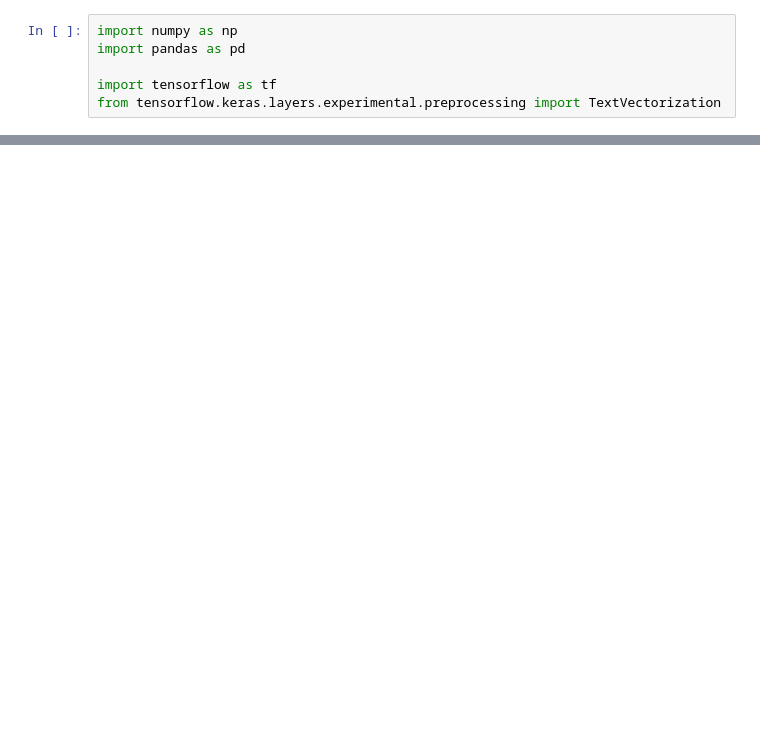
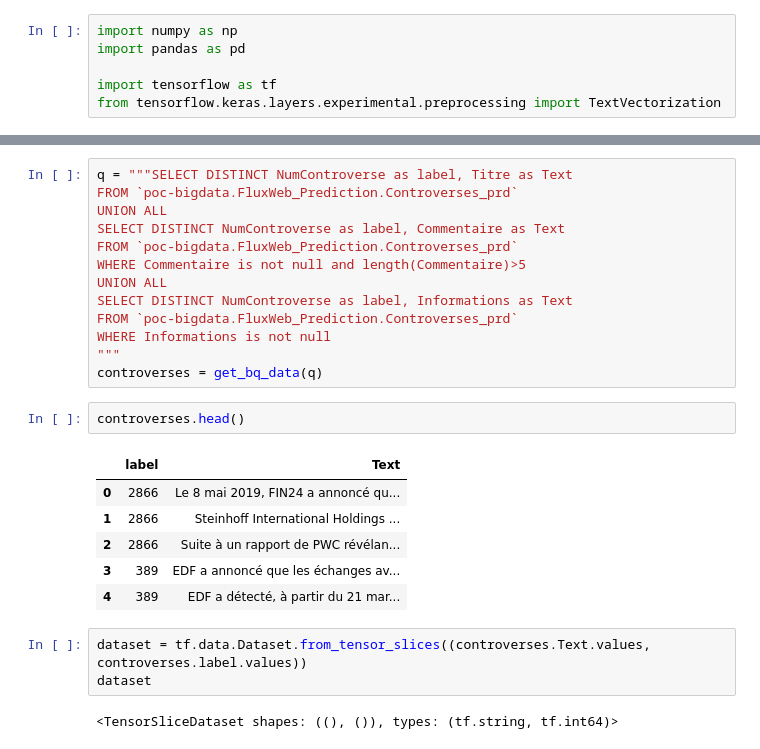
Before and after one commit to YvYh/FluxWeb, a Jupyter notebook: Bienvenue_dans_Colaboratory-2.ipynb, the cells around one changed output, grey strips where cells are left out. Drawn from its saved outputs; the diff is of its cells as text; blank space fills up the shorter version.

```diff
--- a/Bienvenue_dans_Colaboratory-2.ipynb
+++ b/Bienvenue_dans_Colaboratory-2.ipynb
@@ -313,0 +359,27 @@ from tensorflow.keras.layers.experimental.preprocessing import TextVectorization
+# %%
+q = """SELECT DISTINCT NumControverse as label, Titre as Text
+FROM `poc-bigdata.FluxWeb_Prediction.Controverses_prd`
+UNION ALL
+SELECT DISTINCT NumControverse as label, Commentaire as Text
+FROM `poc-bigdata.FluxWeb_Prediction.Controverses_prd`
+WHERE Commentaire is not null and length(Commentaire)>5
+UNION ALL
+SELECT DISTINCT NumControverse as label, Informations as Text
+FROM `poc-bigdata.FluxWeb_Prediction.Controverses_prd`
+WHERE Informations is not null
+"""
+controverses = get_bq_data(q)
+# %%
+controverses.head()
+# %% [output]
+|  | label | Text |
+| 0 | 2866 | Le 8 mai 2019, FIN24 a annoncé qu... |
+| 1 | 2866 | Steinhoff International Holdings ... |
+| 2 | 2866 | Suite à un rapport de PWC révélan... |
+| 3 | 389 | EDF a annoncé que les échanges av... |
+| 4 | 389 | EDF a détecté, à partir du 21 mar... |
+# %%
+dataset = tf.data.Dataset.from_tensor_slices((controverses.Text.values, controverses.label.values))
+dataset
+# %% [output]
+<TensorSliceDataset shapes: ((), ()), types: (tf.string, tf.int64)>
```
Also changed, not shown: parts of 20 cells of this notebook.
